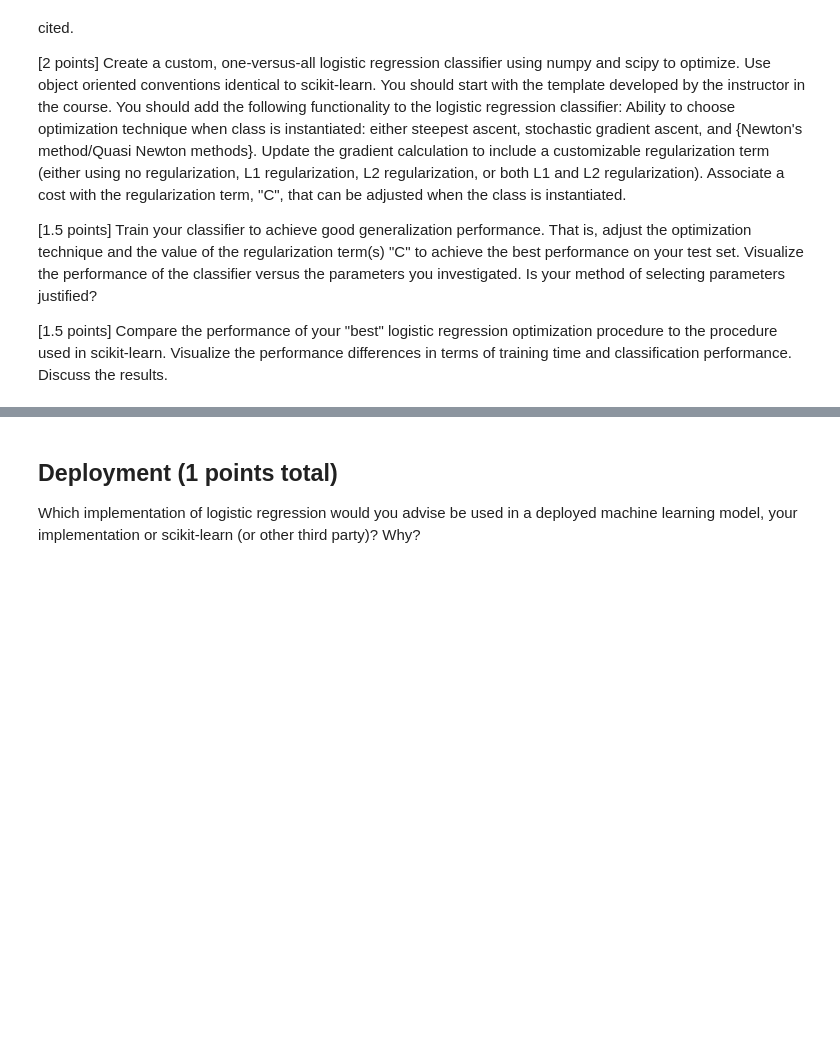
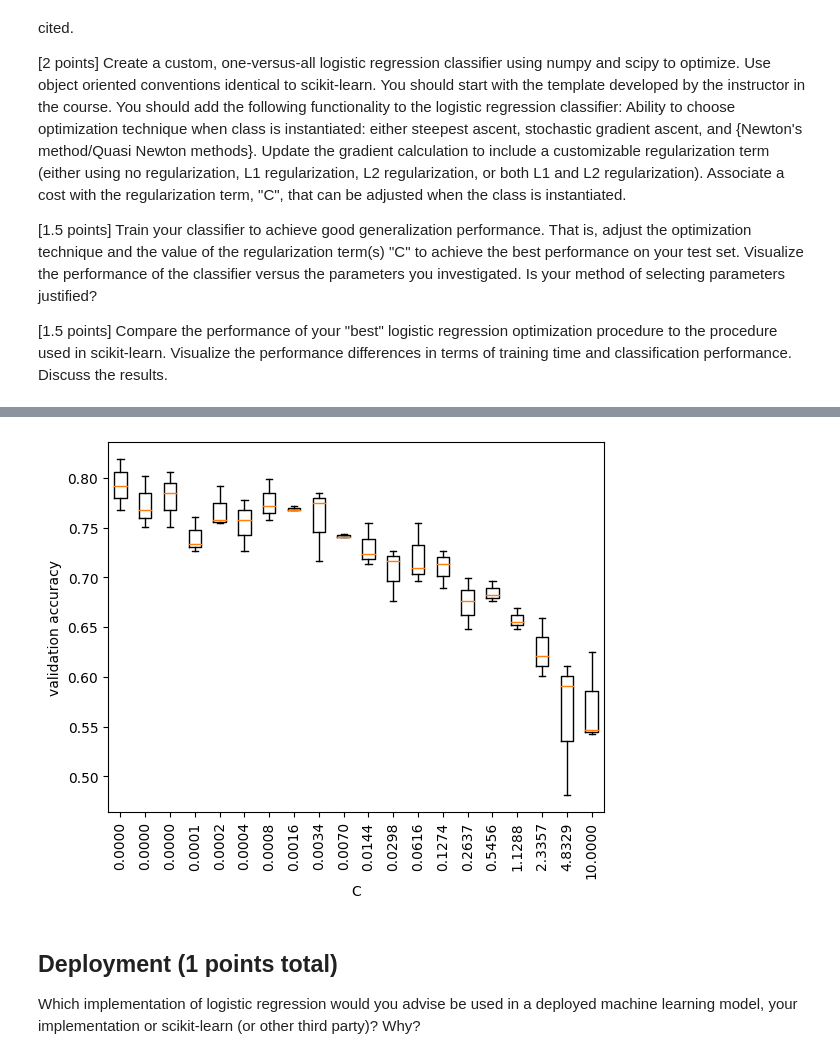
Before and after one commit to bennyandthejetss/ML_Lab3, a Jupyter notebook: Lab3.ipynb, the cells around one changed output, grey strips where cells are left out. Cells and saved outputs as stored; diff of their text form; code cells hidden in the pictures; blank space fills up the shorter version.

```diff
--- a/Lab3.ipynb
+++ b/Lab3.ipynb
@@ -30,11 +30,14 @@ print(df.info())
 # separate data types
 date_features = 'date'
 numerical_features = ['precipitation','temp_max','temp_min','wind']
-area_categories = df['weather'].unique()
+weather_features = ['weather']
+df['weather'].replace(['drizzle', 'fog', 'rain', 'snow', 'sun'],
+                        [0, 1, 2, 3, 4], inplace=True)
 
 # define with correct data types
-df[date_features] = df[date_features].astype(np.datetime64)
+del df['date']
 df[numerical_features] = df[numerical_features].astype(np.float64)
+df[weather_features] = df[weather_features].astype(np.int64)
 
 df.info()
 # %% [output]
@@ -346,3 +401,15 @@ class RegularizedLogisticRegression(LogisticRegression):
 
         # save all the weights into one matrix, separate column for each class
         self.w_ = np.hstack([x.w_ for x in self.classifiers_]).T
+# %%
+from sklearn import metrics as mt
+lr_clf = MultiClassLogisticRegression(eta=0.1,iterations=10)
+iter_num = 0
+for iter_num, (train_indices, test_indices) in enumerate(cv_object.split(X,y)):
+    lr_clf.fit(X[train_indices],y[train_indices])  # train object
+    y_hat = lr_clf.predict(X[test_indices]) # get test set precitions
+
+    # print the accuracy and confusion matrix
+    print("====Iteration",iter_num," ====")
+    print("accuracy", mt.accuracy_score(y[test_indices],y_hat))
+    print("confusion matrix\n",mt.confusion_matrix(y[test_indices],y_hat))
@@ -349,3 +463,33 @@ class RegularizedLogisticRegression(LogisticRegression):
+# %%
+from matplotlib import pyplot as plt
+%matplotlib inline
+
+plt.boxplot(steepestAscent)
+plt.xticks(range(1,len(costs)+1),['%.4f'%(c) for c in costs],rotation='vertical')
+plt.xlabel('C')
+plt.ylabel('validation accuracy')
+plt.show()
+
+
+plt.boxplot(stochasticGradientAscent)
+plt.xticks(range(1,len(costs)+1),['%.4f'%(c) for c in costs],rotation='vertical')
+plt.xlabel('C')
+plt.ylabel('validation accuracy')
+plt.show()
+
+plt.boxplot(newton)
+plt.xticks(range(1,len(costs)+1),['%.4f'%(c) for c in costs],rotation='vertical')
+plt.xlabel('C')
+plt.ylabel('validation accuracy')
+plt.show()
+
+plt.boxplot(quasiNewton)
+plt.xticks(range(1,len(costs)+1),['%.4f'%(c) for c in costs],rotation='vertical')
+plt.xlabel('C')
+plt.ylabel('validation accuracy')
+plt.show()
+# %% [output]
+[figure, added]
 # %% [markdown]
 ## Deployment (1 points total)
 Which implementation of logistic regression would you advise be used in a deployed machine learning model, your implementation or scikit-learn (or other third party)? Why?
```
Also changed, not shown: parts of 5 cells of this notebook.
